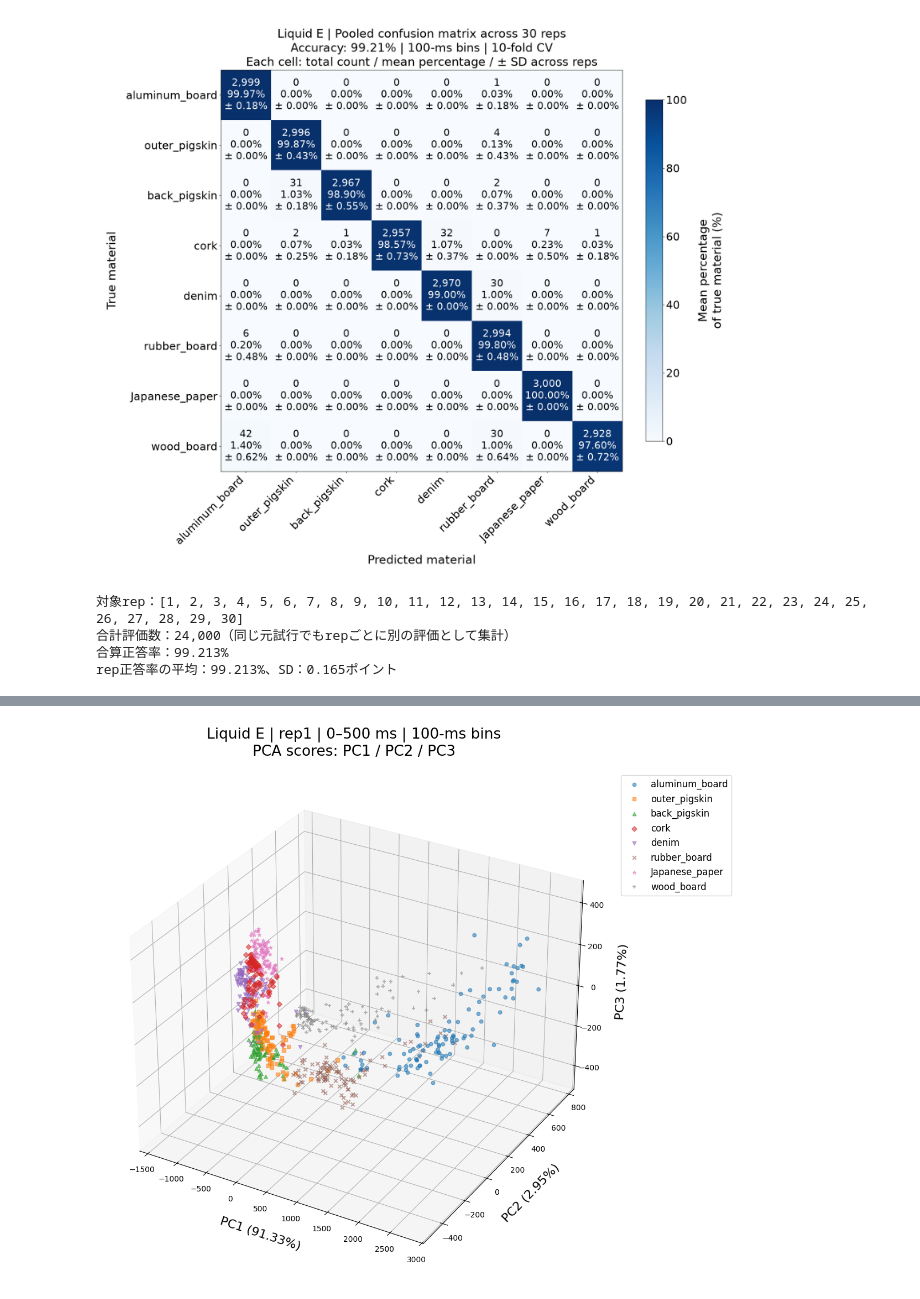
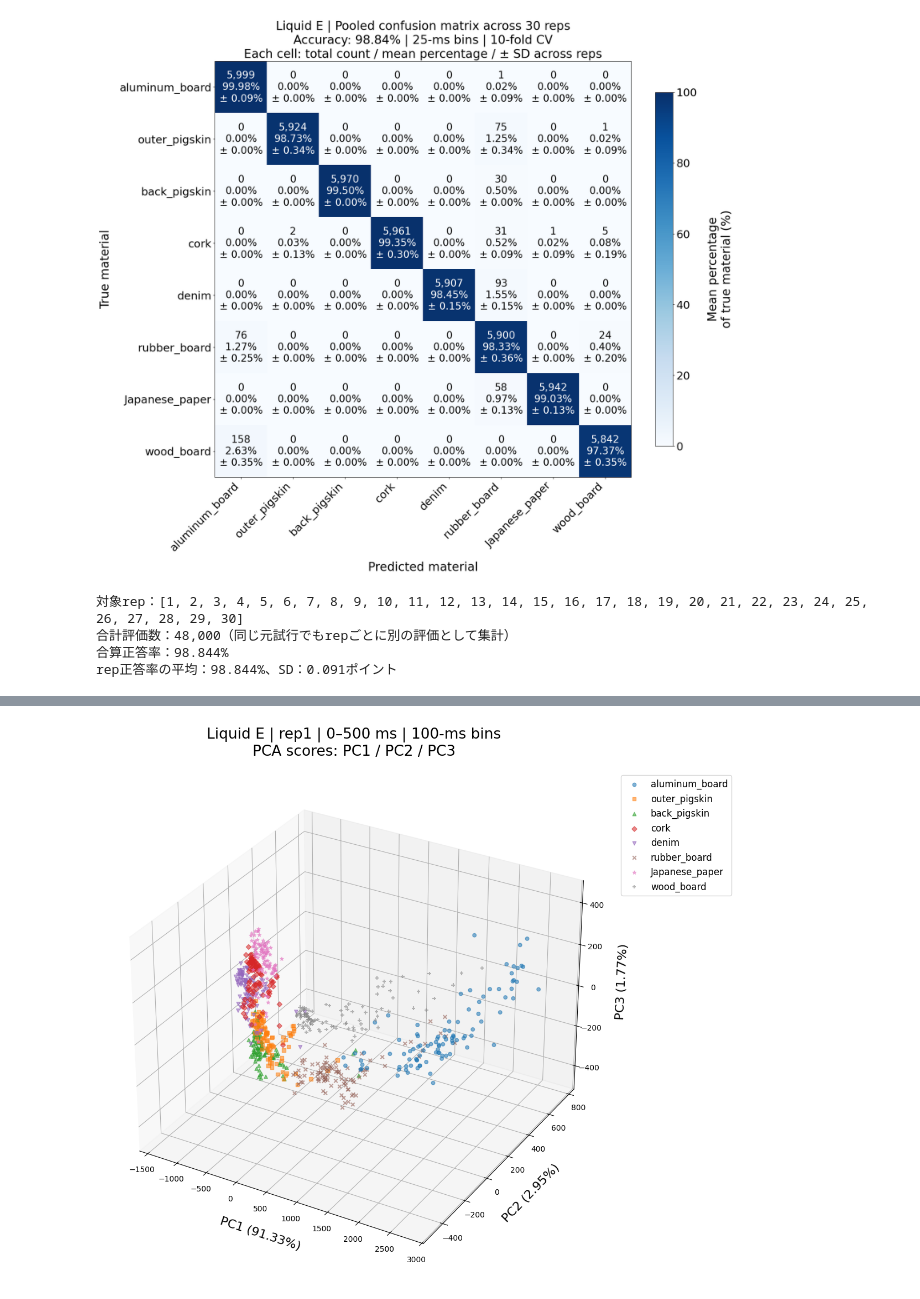
Before and after one commit to ShibaHaruki/research, a Jupyter notebook: LSM/h_analysis/liquid.ipynb, the cells around one changed output, grey strips where cells are left out. Saved outputs shown, nothing was run; the diff lists cells and outputs as text; code cells hidden in the pictures.

```diff
--- a/LSM/h_analysis/liquid.ipynb
+++ b/LSM/h_analysis/liquid.ipynb
@@ -271,7 +273,7 @@ from tqdm.auto import tqdm
 
 # Noneなら保存済みの全repを使用。例：[1, 2, 3, 4, 5]で対象を限定できる。
 REPS = None
-BIN_MS = 100
+BIN_MS = 25
 results_root = project_root / "g_tactile_results" / "liquid_run"
 
 
@@ -381,38 +383,38 @@ pooled_accuracy = np.trace(combined_counts) / combined_counts.sum() * 100
 fig, ax = plt.subplots(figsize=(20, 16), layout="constrained")
 image = ax.imshow(row_percent, cmap="Blues", vmin=0, vmax=100)
 for row in range(8):
     for col in range(8):
         ax.text(col, row, f"{combined_counts[row, col]:,}\n"
                 + (f"{row_percent[row, col]:.2f}%\n\u00b1 {cell_sd_percent[row, col]:.2f}%"
                    if len(used_reps) > 1 else f"{row_percent[row, col]:.2f}% (SD: N/A)"),
                 ha="center", va="center", fontsize=20,
                 color="white" if row_percent[row, col] >= 50 else "black")
 ax.set_xticks(range(8), materials, rotation=45, ha="right")
 ax.set_yticks(range(8), materials)
 ax.set_xlabel("Predicted material", fontsize=24, labelpad=16)
 ax.set_ylabel("True material", fontsize=24, labelpad=16)
 ax.set_title(f"Liquid E | Pooled confusion matrix across {len(used_reps)} reps\n"
              f"Accuracy: {pooled_accuracy:.2f}% | {BIN_MS:g}-ms bins | {folds}-fold CV\n"
              "Each cell: total count / mean percentage / \u00b1 SD across reps")
 ax.tick_params(axis="both", labelsize=22)
 ax.title.set_fontsize(24)
 # カラーバーの説明を短い2行に分け、周囲の余白を確保する。
 colorbar = fig.colorbar(image, ax=ax, fraction=0.045, pad=0.04, shrink=0.85)
 colorbar.set_label("Mean percentage\nof true material (%)", fontsize=24, labelpad=20)
 colorbar.ax.tick_params(labelsize=22)
 fig.get_layout_engine().set(w_pad=0.3, h_pad=0.3)
 plt.show()
 print(f"対象rep：{used_reps}")
 print(f"合計評価数：{combined_counts.sum():,}（同じ元試行でもrepごとに別の評価として集計）")
 print(f"合算正答率：{pooled_accuracy:.3f}%")
 print(f"rep正答率の平均：{np.mean(per_rep_accuracies):.3f}%"
       + (f"、SD：{np.std(per_rep_accuracies, ddof=1):.3f}ポイント" if len(used_reps) > 1 else ""))
 # %% [output]
-[figure, old version]
+[figure, new version]
 対象rep：[1, 2, 3, 4, 5, 6, 7, 8, 9, 10, 11, 12, 13, 14, 15, 16, 17, 18, 19, 20, 21, 22, 23, 24, 25, 26, 27, 28, 29, 30]
-合計評価数：24,000（同じ元試行でもrepごとに別の評価として集計）
-合算正答率：99.213%
-rep正答率の平均：99.213%、SD：0.165ポイント
+合計評価数：48,000（同じ元試行でもrepごとに別の評価として集計）
+合算正答率：98.844%
+rep正答率の平均：98.844%、SD：0.091ポイント
 # %%
 # 各試行のLiquid興奮性ニューロンの平均発火率を、素材別に表示する。
 # 先頭セルと同じrepを使用。1観測は「1 repの1試行のEニューロン平均」。
```
Also changed, not shown: parts of 3 cells of this notebook, 5 other files.
